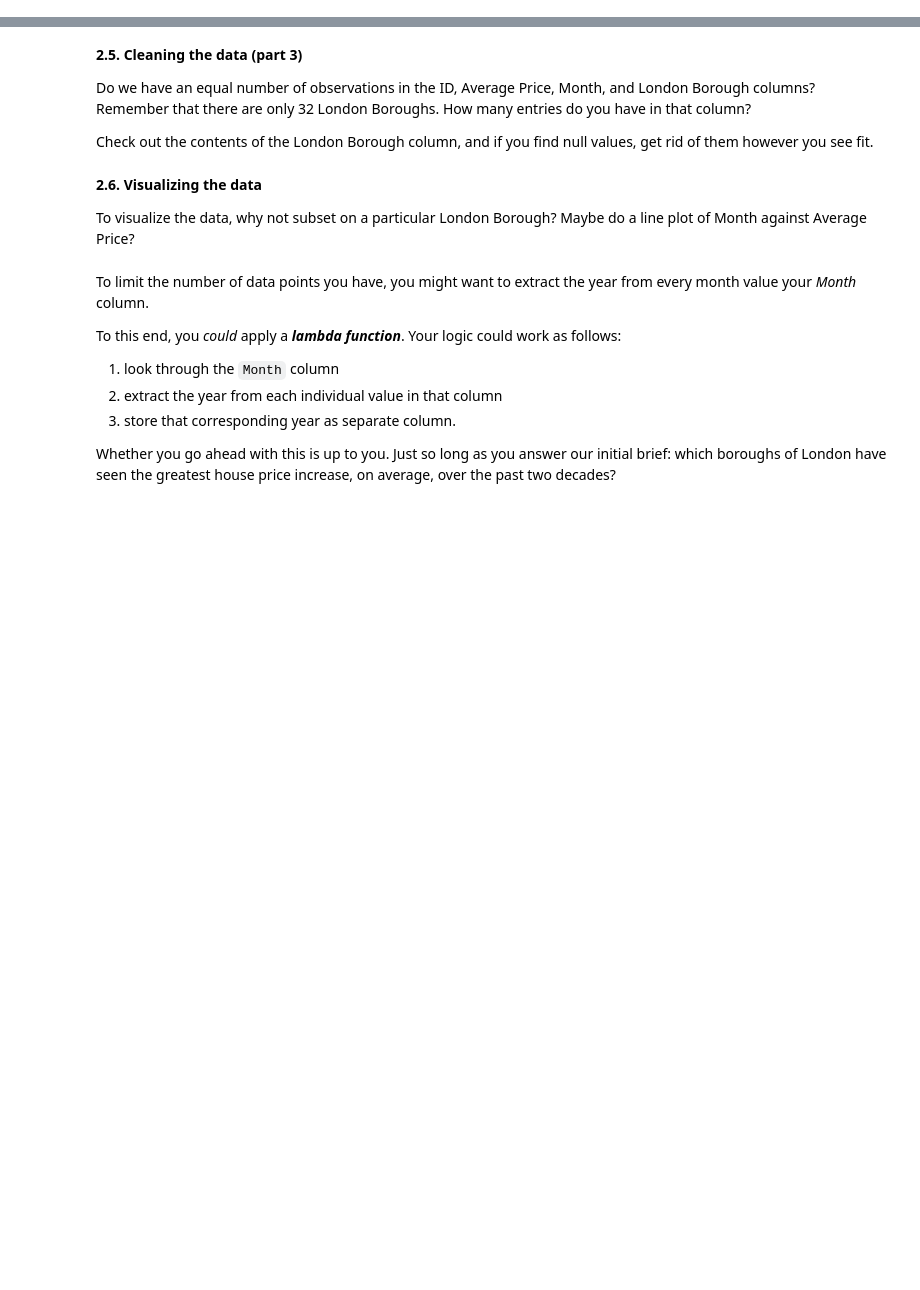
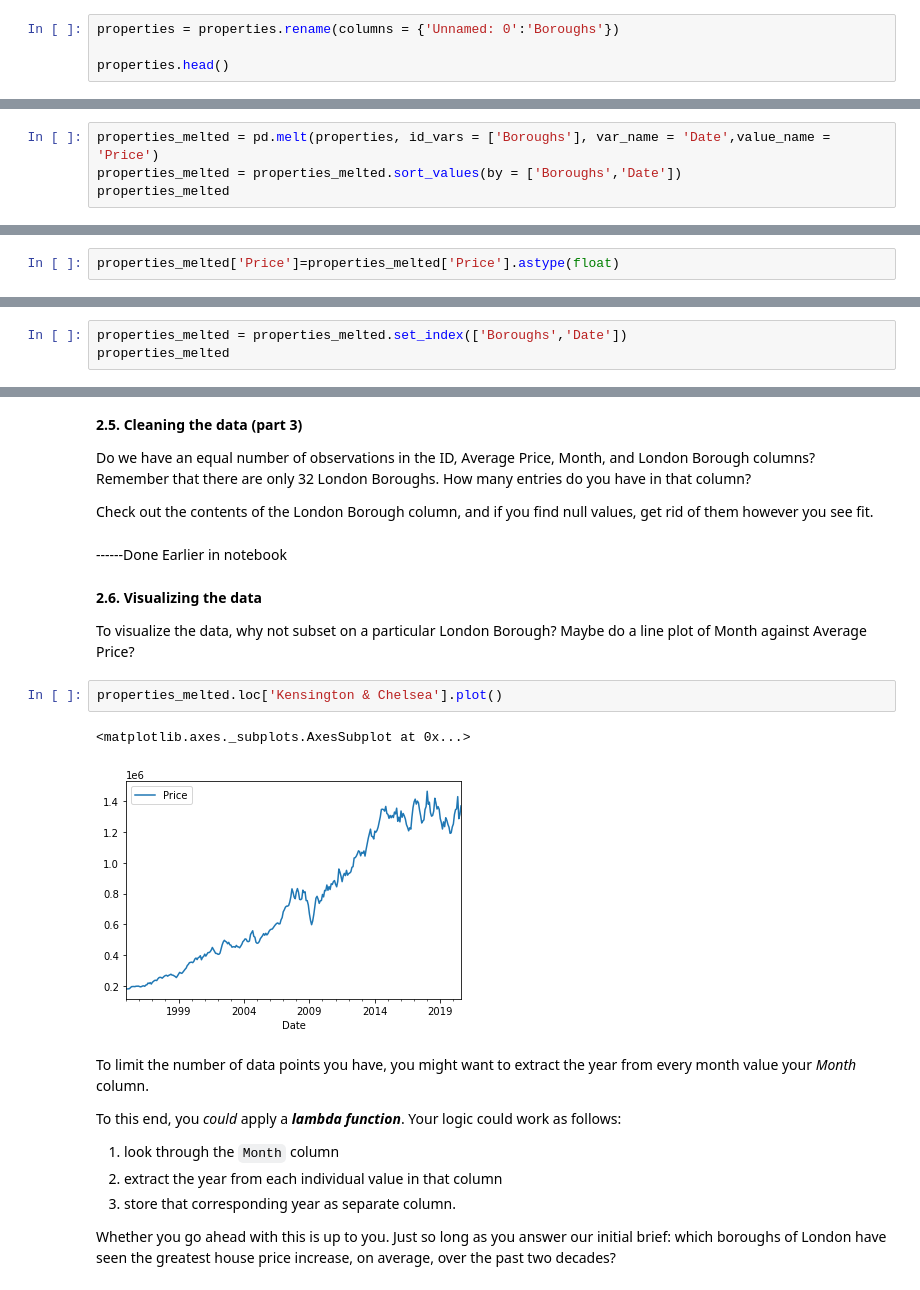
Before and after one commit to Angad99/Springboard, a Jupyter notebook: Unit 4 Challenge - Tier 3.ipynb, the cells around one changed output, grey strips where cells are left out. Saved outputs shown, nothing was run; the diff lists cells and outputs as text; blank space fills up the shorter version.

```diff
--- a/Unit 4 Challenge - Tier 3.ipynb
+++ b/Unit 4 Challenge - Tier 3.ipynb
@@ -110,3 +150,7 @@ Don't be afraid to use StackOverflow for help  with this.
 **2.3. Cleaning the data (part 2)**
 
 You might we have to **rename** a couple columns. How do you do this? The clue's pretty bold...
+# %%
+properties = properties.rename(columns = {'Unnamed: 0':'Boroughs'})
+
+properties.head()
@@ -116,3 +170,7 @@ You might we have to **rename** a couple columns. How do you do this? The clue's
 Remember what Wes McKinney said about tidy data?
 
 You might need to **melt** your DataFrame here.
+# %%
+properties_melted = pd.melt(properties, id_vars = ['Boroughs'], var_name = 'Date',value_name = 'Price')
+properties_melted = properties_melted.sort_values(by = ['Boroughs','Date'])
+properties_melted
@@ -119,2 +191,4 @@ You might need to **melt** your DataFrame here.
 # %% [markdown]
 Remember to make sure your column data types are all correct. Average prices, for example, should be floating point numbers...
+# %%
+properties_melted['Price']=properties_melted['Price'].astype(float)
@@ -120,0 +210,3 @@ Remember to make sure your column data types are all correct. Average prices, fo
+# %%
+properties_melted = properties_melted.set_index(['Boroughs','Date'])
+properties_melted
@@ -124,10 +231,17 @@ Remember to make sure your column data types are all correct. Average prices, fo
 Do we have an equal number of observations in the ID, Average Price, Month, and London Borough columns? Remember that there are only 32 London Boroughs. How many entries do you have in that column?
 
 Check out the contents of the London Borough column, and if you find null values, get rid of them however you see fit.
+# %% [markdown]
+------Done Earlier in notebook
 # %% [markdown]
 **2.6. Visualizing the data**
 
 To visualize the data, why not subset on a particular London Borough? Maybe do a line plot of Month against Average Price?
+# %%
+properties_melted.loc['Kensington & Chelsea'].plot()
+# %% [output]
+<matplotlib.axes._subplots.AxesSubplot at 0x...>
+[figure, added]
 # %% [markdown]
 To limit the number of data points you have, you might want to extract the year from every month value your *Month* column.
 
```
Also changed, not shown: parts of 13 cells of this notebook.
